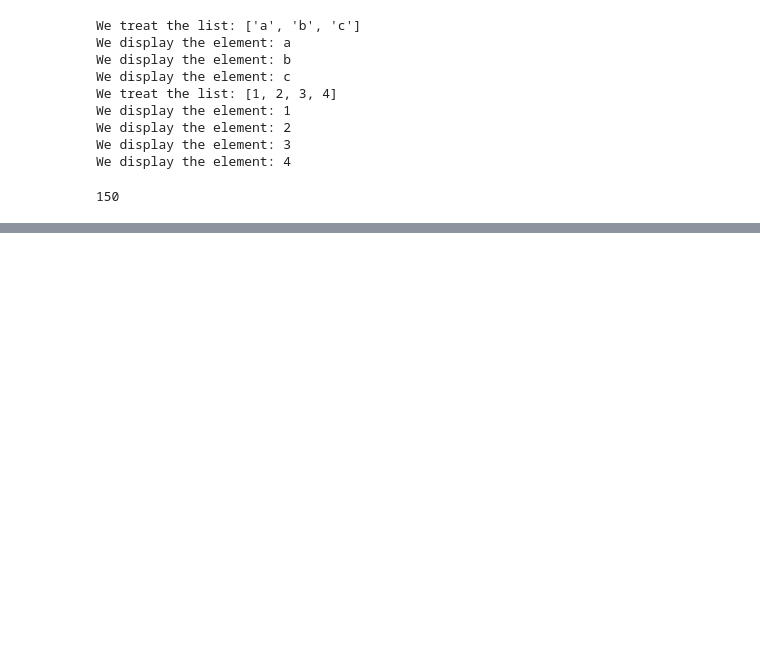
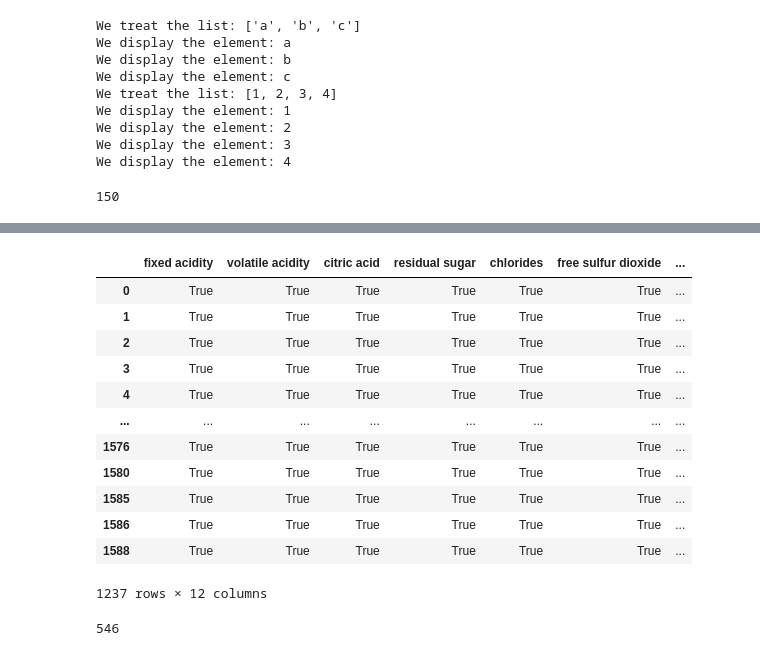
Before and after one commit to KHLearns/AcademyPublic, a Jupyter notebook: Untitled0.ipynb, the cells around one changed output, grey strips where cells are left out. Drawn from its saved outputs; the diff is of its cells as text; code cells hidden in the pictures; blank space fills up the shorter version.

```diff
--- a/Untitled0.ipynb
+++ b/Untitled0.ipynb
@@ -175,0 +293,23 @@ area(10,15)
+# %%
+df[mask1]==df[df['fixed acidity']>7]
+# %% [output]
+|  | fixed acidity | volatile acidity | citric acid | residual sugar | chlorides | free sulfur dioxide | ... |
+| 0 | True | True | True | True | True | True | ... |
+| 1 | True | True | True | True | True | True | ... |
+| 2 | True | True | True | True | True | True | ... |
+| 3 | True | True | True | True | True | True | ... |
+| 4 | True | True | True | True | True | True | ... |
+| ... | ... | ... | ... | ... | ... | ... | ... |
+| 1576 | True | True | True | True | True | True | ... |
+| 1580 | True | True | True | True | True | True | ... |
+| 1585 | True | True | True | True | True | True | ... |
+| 1586 | True | True | True | True | True | True | ... |
+| 1588 | True | True | True | True | True | True | ... |
+1237 rows × 12 columns
+# %%
+mask2=df['fixed acidity'].between(7,8)
+df[mask2]
+temp=df[mask2]
+len(temp)
+# %% [output]
+546
```
Also changed, not shown: parts of 27 cells of this notebook.
